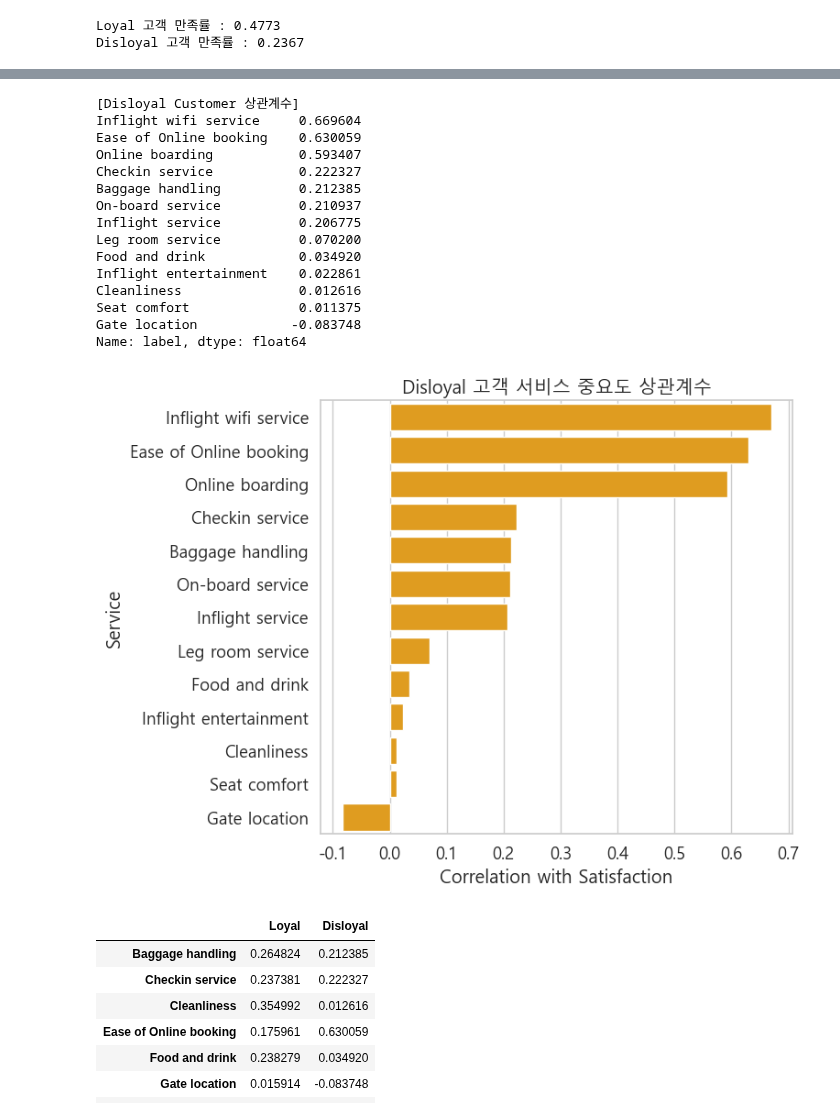
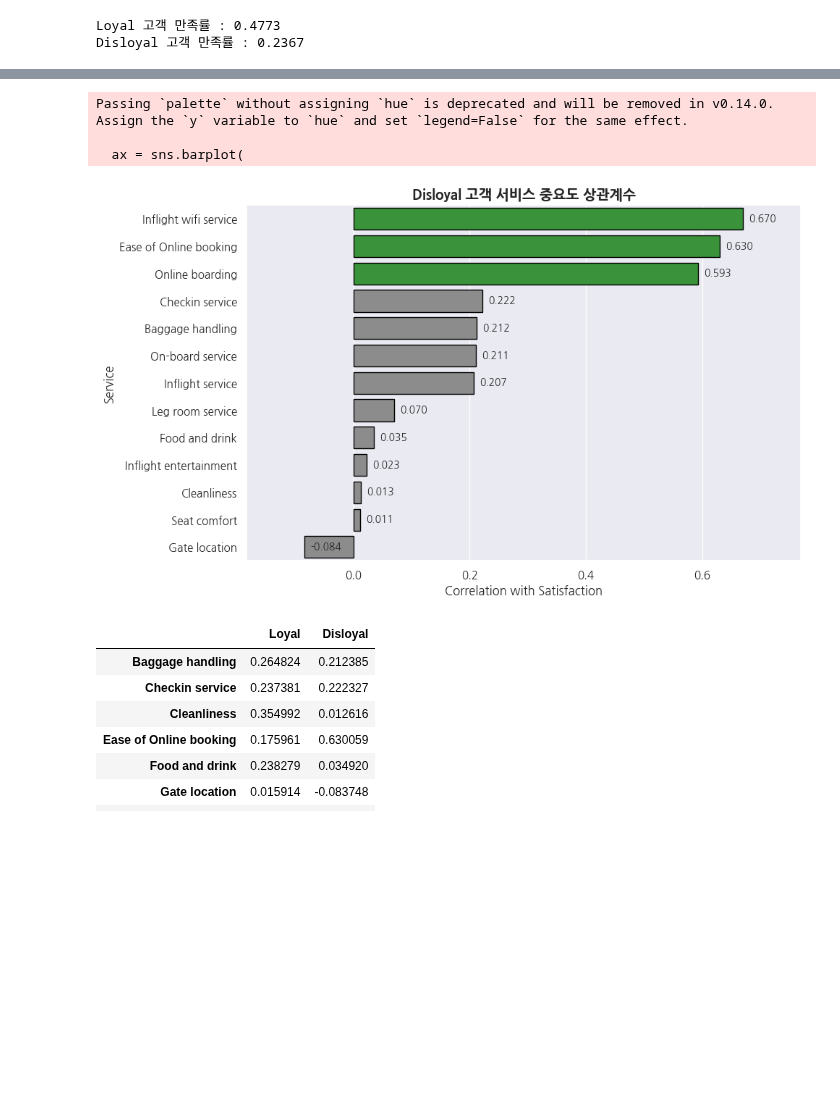
Before and after one commit to MJU-SDA7-2025/Airline-Passenger-Satisfaction, a Jupyter notebook: Loyal_Customer_Analysis/CustomerType.ipynb, the cells around one changed output, grey strips where cells are left out. Saved outputs shown, nothing was run; the diff lists cells and outputs as text; code cells hidden in the pictures; blank space fills up the shorter version.

```diff
--- a/Loyal_Customer_Analysis/CustomerType.ipynb
+++ b/Loyal_Customer_Analysis/CustomerType.ipynb
@@ -5,7 +5,7 @@ import numpy as np
 import seaborn as sns
 import matplotlib.pyplot as plt
 
-plt.rcParams['font.family'] = 'Malgun Gothic'  # 한글 폰트(윈도우 기준)
+plt.rcParams['font.family'] = 'NanumGothic'  # 한글 폰트(윈도우 기준)
 plt.rcParams['axes.unicode_minus'] = False
 
 # 2. 데이터 불러오기
@@ -109,40 +152,44 @@ Name: label, dtype: float64
 # %%
 # 10. 비충성 고객 서비스 상관계수
 disloyal_corr = (
     disloyal[service_columns + ['label']]
     .corr()['label']
     .drop('label')
     .sort_values(ascending=False)
 )
 
-print("[Disloyal Customer 상관계수]")
-print(disloyal_corr)
+# Top3 인덱스
+top3_dis = disloyal_corr.index[:3]
+
+# 색상 지정: Disloyal은 녹색 계열 강조
+colors_dis = ["#2ca02c" if service in top3_dis else "#8c8c8c"
+              for service in disloyal_corr.index]
 
 # 11. 시각화
-plt.figure(figsize=(8, 6))
-sns.barplot(x=disloyal_corr.values, y=disloyal_corr.index, color='orange')
-plt.title("Disloyal 고객 서비스 중요도 상관계수")
-plt.xlabel("Correlation with Satisfaction")
-plt.ylabel("Service")
+plt.figure(figsize=(10, 6))
+
+ax = sns.barplot(
+    x=disloyal_corr.values,
+    y=disloyal_corr.index,
+    palette=colors_dis,
+    edgecolor='black'
+)
+
+# 값 표시
+for i, v in enumerate(disloyal_corr.values):
+    ax.text(v + 0.01, i, f"{v:.3f}", va='center', fontsize=10)
+
+plt.title("Disloyal 고객 서비스 중요도 상관계수", fontsize=14, weight='bold')
+plt.xlabel("Correlation with Satisfaction", fontsize=12)
+plt.ylabel("Service", fontsize=12)
+plt.xlim(min(disloyal_corr.values) - 0.1, max(disloyal_corr.values) + 0.1)
 plt.tight_layout()
 plt.show()
 # %% [output]
-[Disloyal Customer 상관계수]
-Inflight wifi service     0.669604
-Ease of Online booking    0.630059
-Online boarding           0.593407
-Checkin service           0.222327
-Baggage handling          0.212385
-On-board service          0.210937
-Inflight service          0.206775
-Leg room service          0.070200
-Food and drink            0.034920
-Inflight entertainment    0.022861
-Cleanliness               0.012616
-Seat comfort              0.011375
-Gate location            -0.083748
-Name: label, dtype: float64
+Passing `palette` without assigning `hue` is deprecated and will be removed in v0.14.0. Assign the `y` variable to `hue` and set `legend=False` for the same effect.
+
+  ax = sns.barplot(
-[figure, old version]
+[figure, new version]
 # %%
 compare_corr = pd.DataFrame({
     'Loyal': loyal_corr,
```
Also changed, not shown: parts of 6 cells of this notebook, 2 other files.
